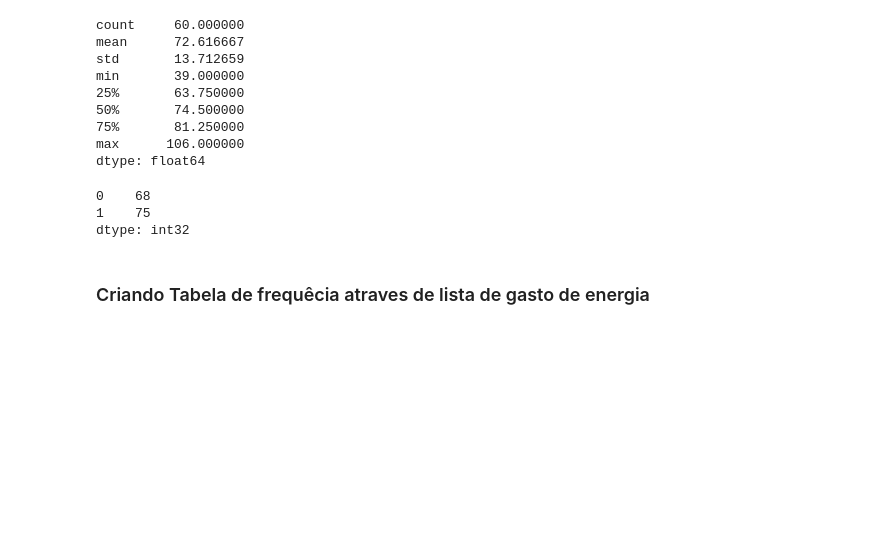
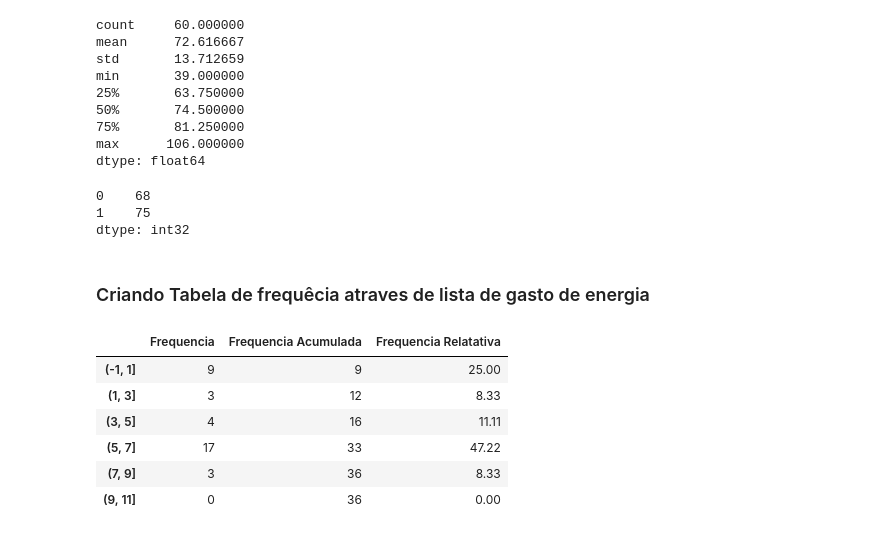
Before and after one commit to RodrigoEmygdio/Estatistica, a Jupyter notebook: notebooks/Tabela_Frequencia.ipynb, the cells around one changed output. Drawn from its saved outputs; the diff is of its cells as text; code cells hidden in the pictures; blank space fills up the shorter version.

```diff
--- a/notebooks/Tabela_Frequencia.ipynb
+++ b/notebooks/Tabela_Frequencia.ipynb
@@ -86,3 +86,18 @@ pecas_com_defeitos = """40 44 47 48 50 53 53 56 58 59 61 61 63 63 63 64 64 65 66
 tb_pecas_defeito = TabelaFrequncia(np.array(pecas_com_defeitos,dtype=np.int))
 print_info_tb_freq(tb_pecas_defeito)
 tb_pecas_defeito.cria_tabelaFrequencia()
+# %%
+ultimo_digito_pesos = """0 0 0 0 0 0 0 0 0 1 1 2 3 3 3 4 5 5 5 5 5 5 5 5 5 5 5 5 5 5 5 6 6 8 8 8""".split(" ")
+tb_freq_pesos = TabelaFrequncia(np.array(ultimo_digito_pesos, np.int))
+tb_freq_pesos.cria_tabelaFrequencia()
+tb_freq_pesos.cria_frequancia_acumulada()
+tb_freq_pesos.cria_frequencia_relativa()
+tb_freq_pesos.dataFrame
+# %% [output]
+|  | Frequencia | Frequencia Acumulada | Frequencia Relatativa |
+| (-1, 1] | 9 | 9 | 25.00 |
+| (1, 3] | 3 | 12 | 8.33 |
+| (3, 5] | 4 | 16 | 11.11 |
+| (5, 7] | 17 | 33 | 47.22 |
+| (7, 9] | 3 | 36 | 8.33 |
+| (9, 11] | 0 | 36 | 0.00 |
```
Also changed, not shown: parts of 10 cells of this notebook, 38 other files.
